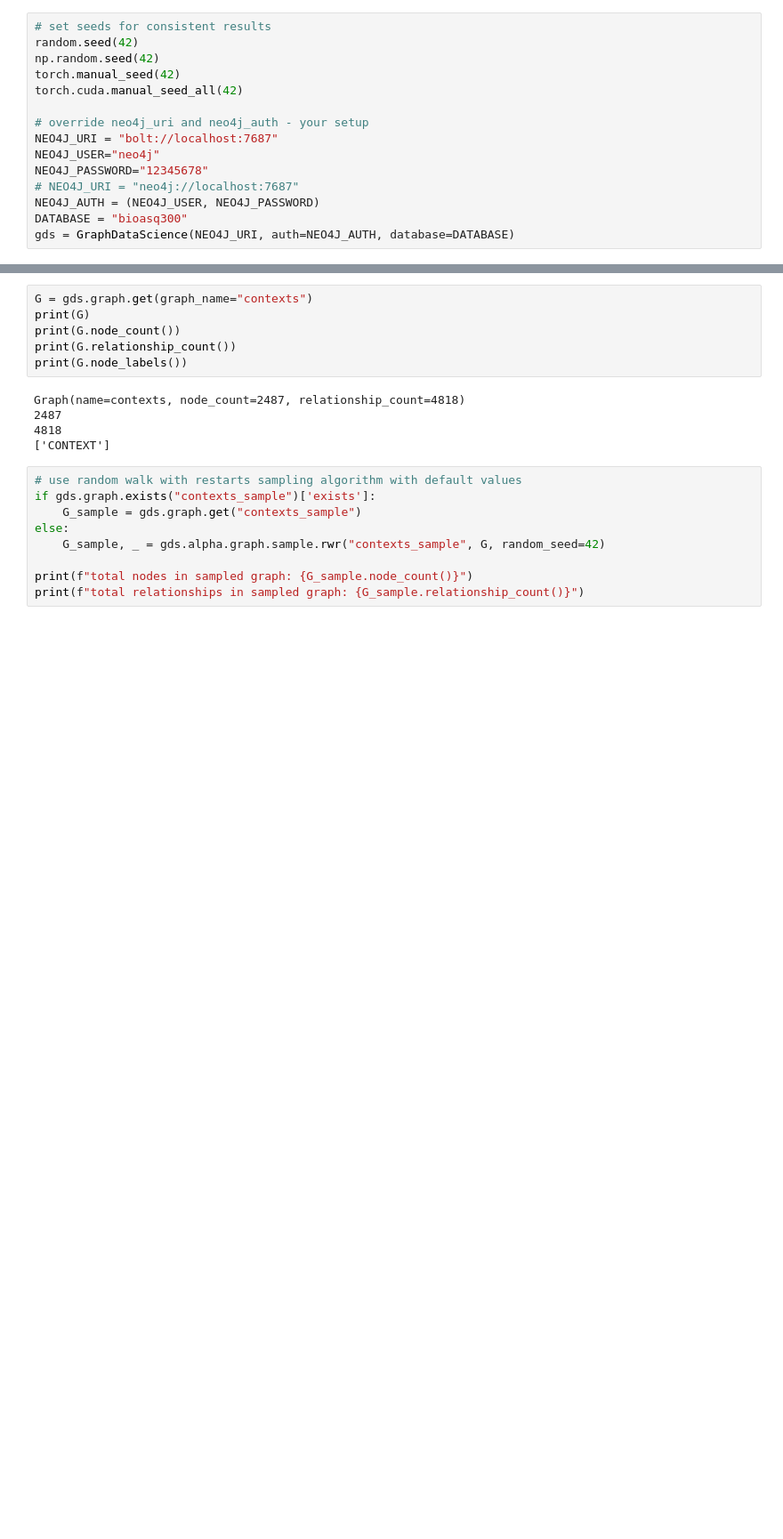
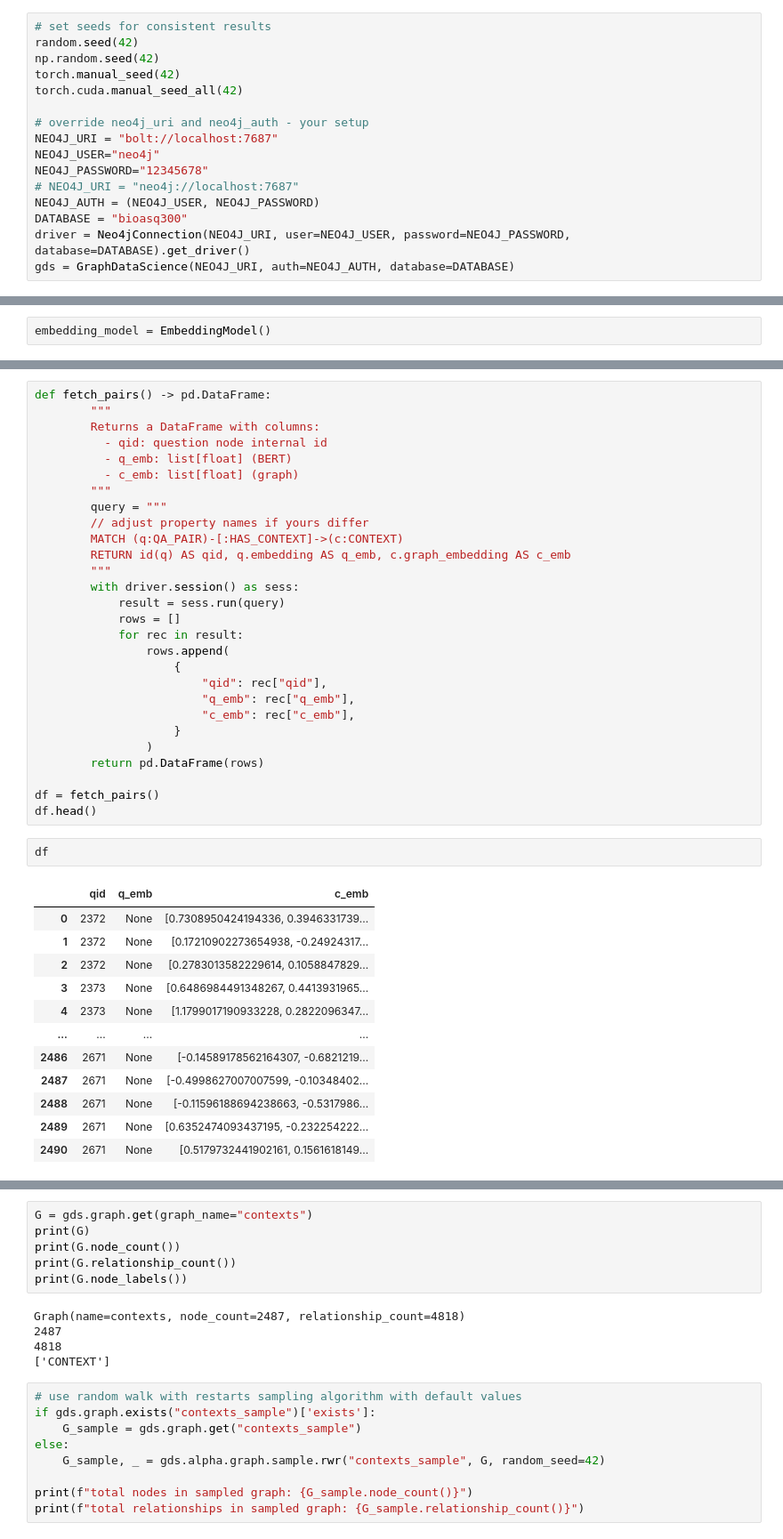
Before and after one commit to AlexandrosMelis/graph_rag_techniques, a Jupyter notebook: src/gnn_experiments.ipynb, the cells around one changed output, grey strips where cells are left out. Shown at 89% size. Cells and saved outputs as stored; diff of their text form; blank space fills up the shorter version.

Commit message:
feat: projection model

```diff
--- a/src/gnn_experiments.ipynb
+++ b/src/gnn_experiments.ipynb
@@ -23,4 +28,5 @@ NEO4J_PASSWORD="12345678"
 # NEO4J_URI = "neo4j://localhost:7687"
 NEO4J_AUTH = (NEO4J_USER, NEO4J_PASSWORD)
 DATABASE = "bioasq300"
+driver = Neo4jConnection(NEO4J_URI, user=NEO4J_USER, password=NEO4J_PASSWORD, database=DATABASE).get_driver()
 gds = GraphDataScience(NEO4J_URI, auth=NEO4J_AUTH, database=DATABASE)
@@ -26,0 +36,2 @@ gds = GraphDataScience(NEO4J_URI, auth=NEO4J_AUTH, database=DATABASE)
+# %%
+embedding_model = EmbeddingModel()
@@ -26,0 +67,43 @@ gds = GraphDataScience(NEO4J_URI, auth=NEO4J_AUTH, database=DATABASE)
+# %%
+def fetch_pairs() -> pd.DataFrame:
+        """
+        Returns a DataFrame with columns:
+          - qid: question node internal id
+          - q_emb: list[float] (BERT)
+          - c_emb: list[float] (graph)
+        """
+        query = """
+        // adjust property names if yours differ
+        MATCH (q:QA_PAIR)-[:HAS_CONTEXT]->(c:CONTEXT)
+        RETURN id(q) AS qid, q.embedding AS q_emb, c.graph_embedding AS c_emb
+        """
+        with driver.session() as sess:
+            result = sess.run(query)
+            rows = []
+            for rec in result:
+                rows.append(
+                    {
+                        "qid": rec["qid"],
+                        "q_emb": rec["q_emb"],
+                        "c_emb": rec["c_emb"],
+                    }
+                )
+        return pd.DataFrame(rows)
+
+df = fetch_pairs()
+df.head()
+# %%
+df
+# %% [output]
+|  | qid | q_emb | c_emb |
+| 0 | 2372 | None | [0.7308950424194336, 0.3946331739... |
+| 1 | 2372 | None | [0.17210902273654938, -0.24924317... |
+| 2 | 2372 | None | [0.2783013582229614, 0.1058847829... |
+| 3 | 2373 | None | [0.6486984491348267, 0.4413931965... |
+| 4 | 2373 | None | [1.1799017190933228, 0.2822096347... |
+| ... | ... | ... | ... |
+| 2486 | 2671 | None | [-0.14589178562164307, -0.6821219... |
+| 2487 | 2671 | None | [-0.4998627007007599, -0.10348402... |
+| 2488 | 2671 | None | [-0.11596188694238663, -0.5317986... |
+| 2489 | 2671 | None | [0.6352474093437195, -0.232254222... |
+| 2490 | 2671 | None | [0.5179732441902161, 0.1561618149... |
```
Also changed, not shown: parts of 6 cells of this notebook, 3 other files.
